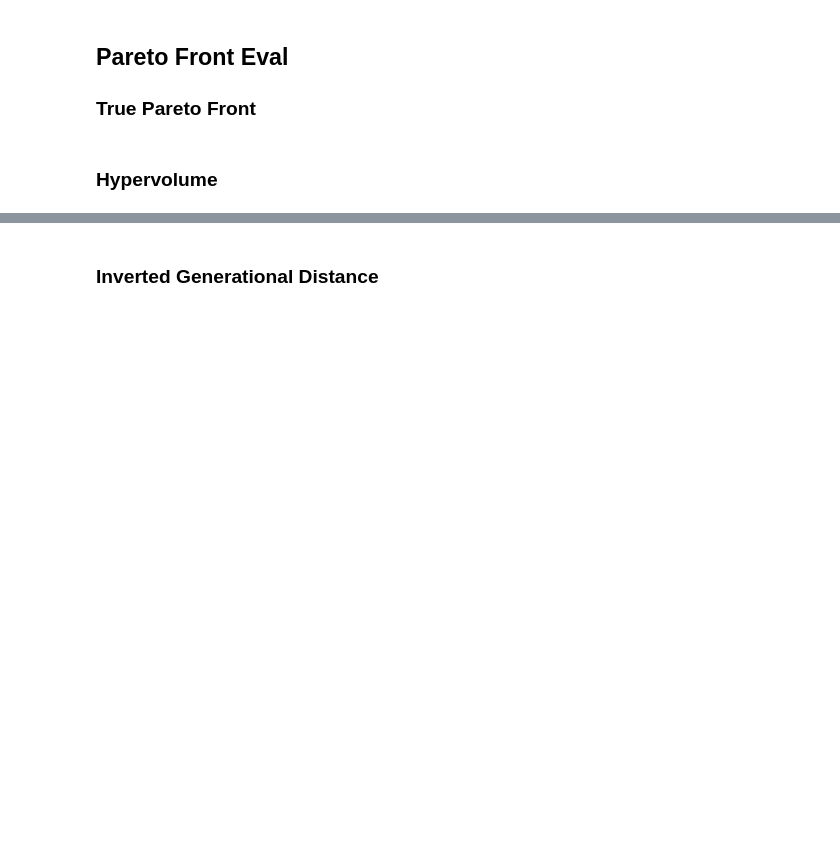
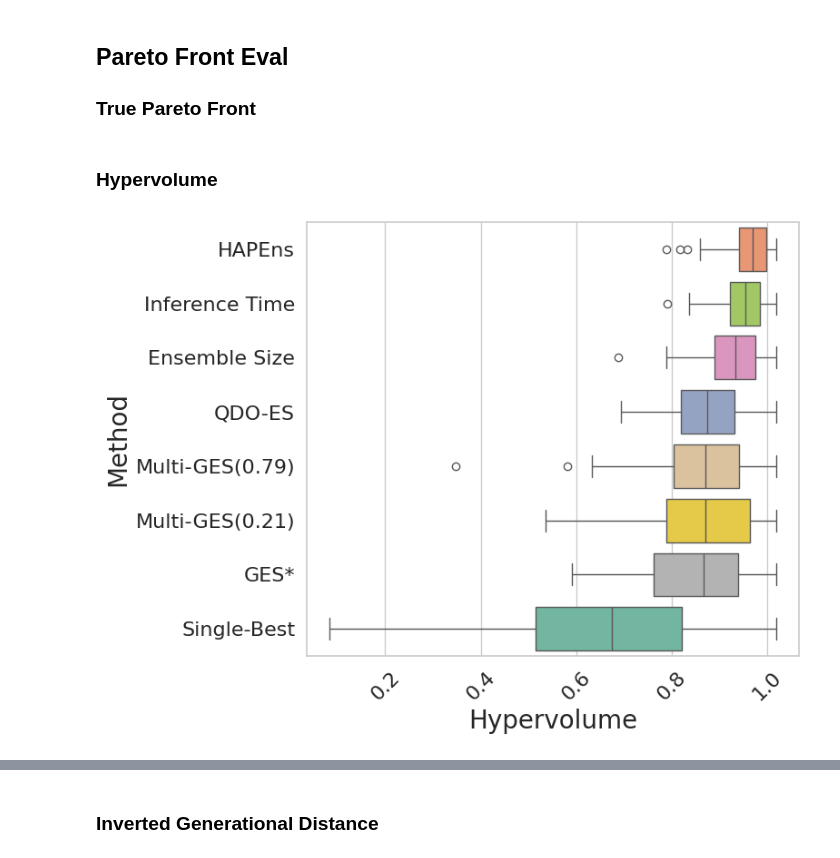
Before and after one commit to Atraxus/HA-ES, a Jupyter notebook: haes/plotting.ipynb, the cells around one changed output, grey strips where cells are left out. Saved outputs shown, nothing was run; the diff lists cells and outputs as text; code cells hidden in the pictures; blank space fills up the shorter version.

```diff
--- a/haes/plotting.ipynb
+++ b/haes/plotting.ipynb
@@ -433,3 +470,5 @@ objectives = ['normalized_roc_auc', 'normalized_time']
+# %%
+objectives = ['normalized_roc_auc_test', 'normalized_memory']
 # %% [markdown]
 ### Hypervolume
 # %%
@@ -543,24 +582,17 @@ def plot_hypervolumes(all_hypervolumes, directory: str = "../plots/"):
     plt.show()
     plt.close()
 # %%
-methods = df["method_name"].unique() #[
-    # "GES",
-    # "Multi-GES(0.00)"
-    # "Single-Best",
-    # "QDO-ES",
-    # "Infer-QDO-ES",
-    # "Size-QDO-ES",
-    # "Memory-QDO-ES",
-    # "Diskspace-QDO-ES",
-# ]
+methods = df["method_name"].unique()
 all_hypervolumes = {}
 
 for method in methods:
-    all_hypervolumes[method] = calculate_average_hypervolumes(df, method, ["normalized_roc_auc", "normalized_time"])
+    all_hypervolumes[method] = calculate_average_hypervolumes(df, method, objectives)
 
 plot_hypervolumes(all_hypervolumes)
 hypervolumes_df = pd.DataFrame(all_hypervolumes)
 hypervolumes_df.to_csv("../data/hypervolumes.csv", index=False)
+# %% [output]
+[figure, added]
 # %%
 data = []
 for method, tasks in all_hypervolumes.items():
```
Also changed, not shown: parts of 22 cells of this notebook, 28 other files.
